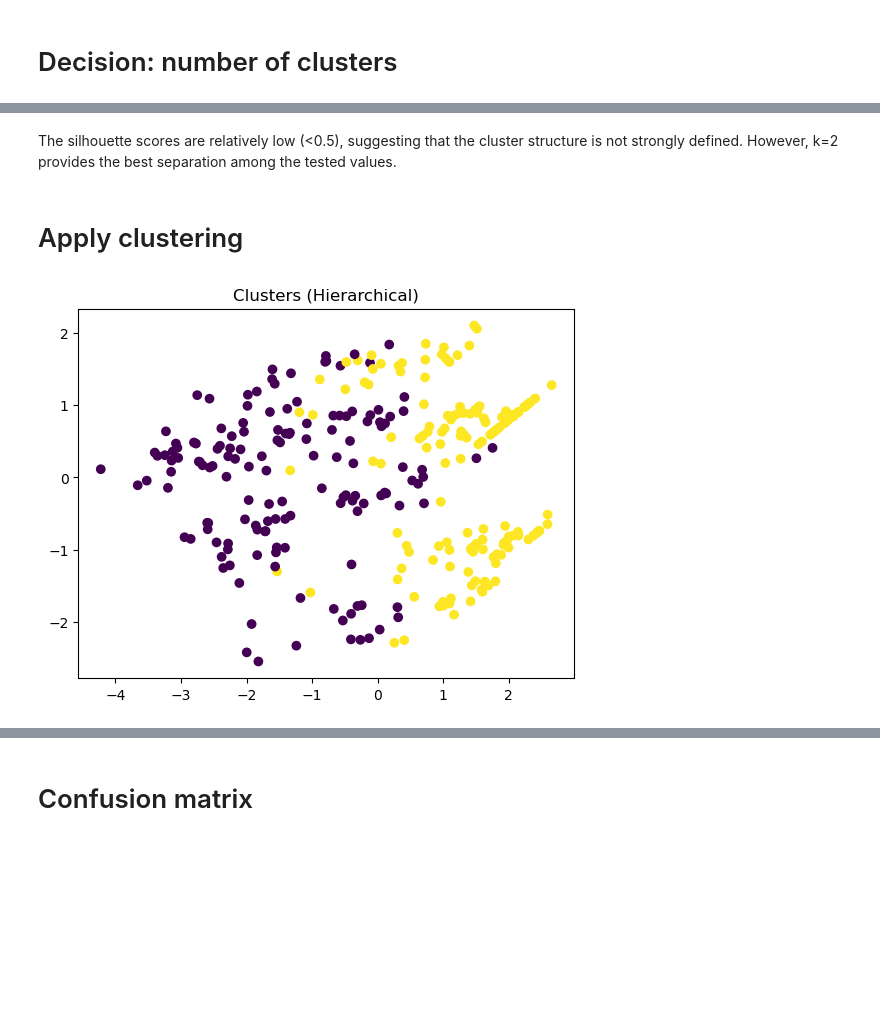
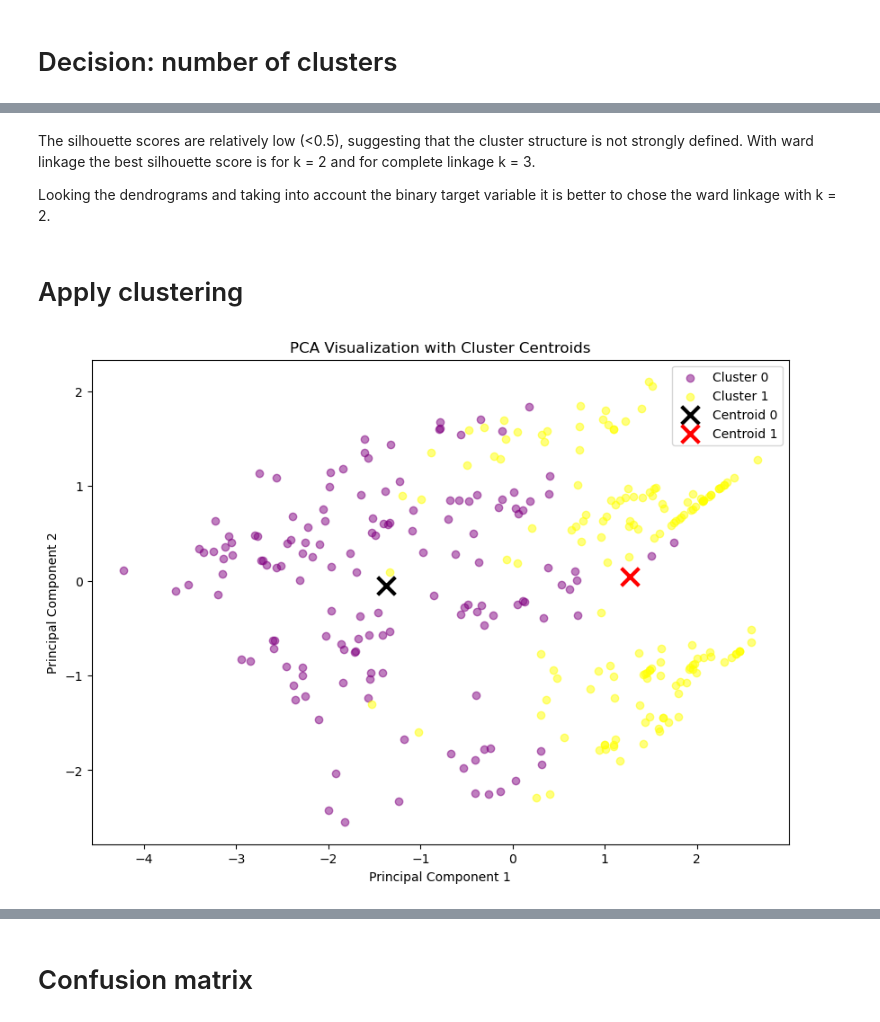
Before and after one commit to Joaomuianga/ML-team-collaboration, a Jupyter notebook: notebooks/Task5_Hierarchical_Clustering.ipynb, the cells around one changed output, grey strips where cells are left out. Cells and saved outputs as stored; diff of their text form; code cells hidden in the pictures; blank space fills up the shorter version.

```diff
--- a/notebooks/Task5_Hierarchical_Clustering.ipynb
+++ b/notebooks/Task5_Hierarchical_Clustering.ipynb
@@ -62,17 +80,37 @@ plt.show()
 # %% [markdown]
-The silhouette scores are relatively low (<0.5), suggesting that the cluster structure is not strongly defined. However, k=2 provides the best separation among the tested values.
+The silhouette scores are relatively low (<0.5), suggesting that the cluster structure is not strongly defined.
+With ward linkage the best silhouette score is for k = 2 and for complete linkage k = 3.
+
+Looking the dendrograms and taking into account the binary target variable it is better to chose the ward linkage with k = 2.
 # %% [markdown]
 # Apply clustering
 # %%
 model = AgglomerativeClustering(n_clusters=2, linkage='ward')
-labels = model.fit_predict(X_scaled)
+labels = model.fit_predict(X)
 # %%
 pca = PCA(n_components=2)
-X_pca = pca.fit_transform(X_scaled)
+X_pca = pca.fit_transform(X)
-# %%
-plt.scatter(X_pca[:,0], X_pca[:,1], c=labels)
-plt.title("Clusters (Hierarchical)")
-plt.show()
-# %% [output]
-[figure, removed]
+# %%
+# 1. Compute the mean (centroid) of every cluster in PCA space
+centroid0 = X_pca[labels == 0].mean(axis=0)
+centroid1 = X_pca[labels == 1].mean(axis=0)
+
+plt.figure(figsize=(10, 7))
+
+# 2. Plot
+plt.scatter(X_pca[labels == 0, 0], X_pca[labels == 0, 1], c='purple', label='Cluster 0', alpha=0.5)
+plt.scatter(X_pca[labels == 1, 0], X_pca[labels == 1, 1], c='yellow', label='Cluster 1', alpha=0.5)
+
+# 3. Plot centroids
+plt.scatter(centroid0[0], centroid0[1], marker='x', s=200, linewidths=3, color='black', label='Centroid 0')
+plt.scatter(centroid1[0], centroid1[1], marker='x', s=200, linewidths=3, color='red', label='Centroid 1')
+
+
+plt.title("PCA Visualization with Cluster Centroids")
+plt.xlabel("Principal Component 1")
+plt.ylabel("Principal Component 2")
+plt.legend()
+plt.show()
+# %% [output]
+[figure, added]
 # %%
```
Also changed, not shown: parts of 12 cells of this notebook, 1 other file.
